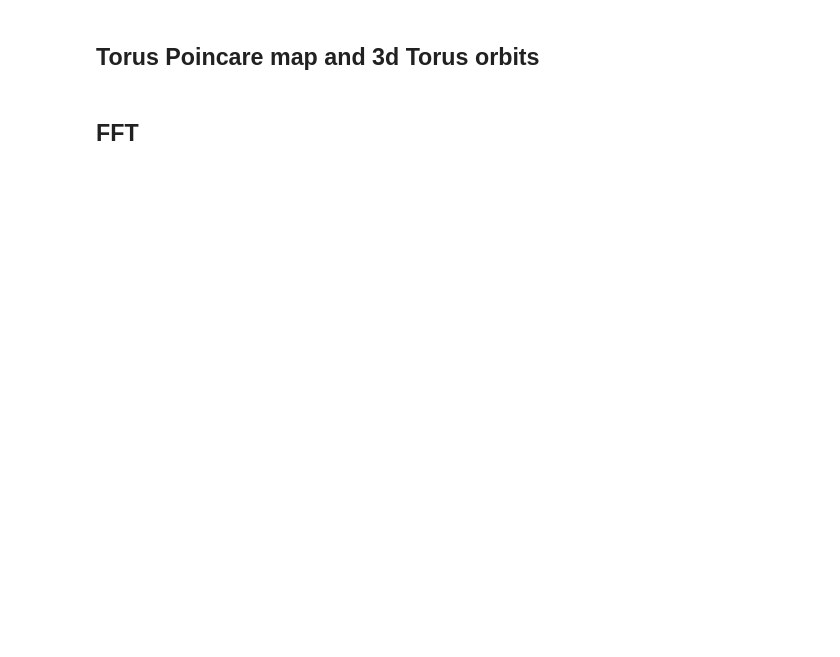
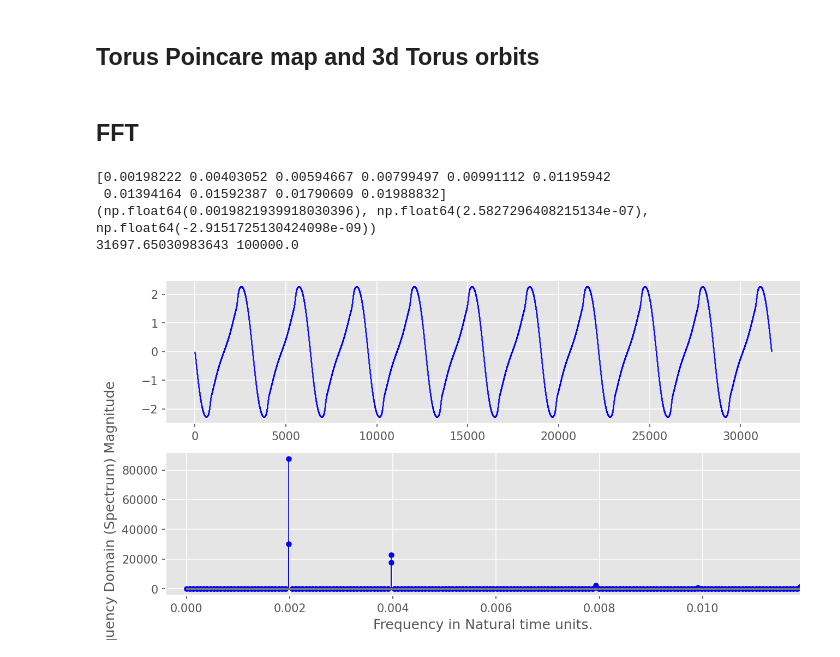
Before and after one commit to PlasmaPhy/guiding-center-motion, a Jupyter notebook: Notebook.ipynb, the cells around one changed output. Saved outputs shown, nothing was run; the diff lists cells and outputs as text; code cells hidden in the pictures; blank space fills up the shorter version.

```diff
--- a/Notebook.ipynb
+++ b/Notebook.ipynb
@@ -147,4 +170,11 @@ cwp.plot.torus3d(percentage=100, truescale=True,
 # %% [markdown]
 ## FFT
 # %%
-cwp.freq_analysis(angle = "theta")
+cwp.freq_analysis(angle = "theta", normal = True)
+cwp.plot.fft()
+# %% [output]
+[0.00198222 0.00403052 0.00594667 0.00799497 0.00991112 0.01195942
+ 0.01394164 0.01592387 0.01790609 0.01988832]
+(np.float64(0.0019821939918030396), np.float64(2.5827296408215134e-07), np.float64(-2.9151725130424098e-09))
+31697.65030983643 100000.0
+[figure, added]
```
Also changed, not shown: parts of 10 cells of this notebook, 6 other files.
